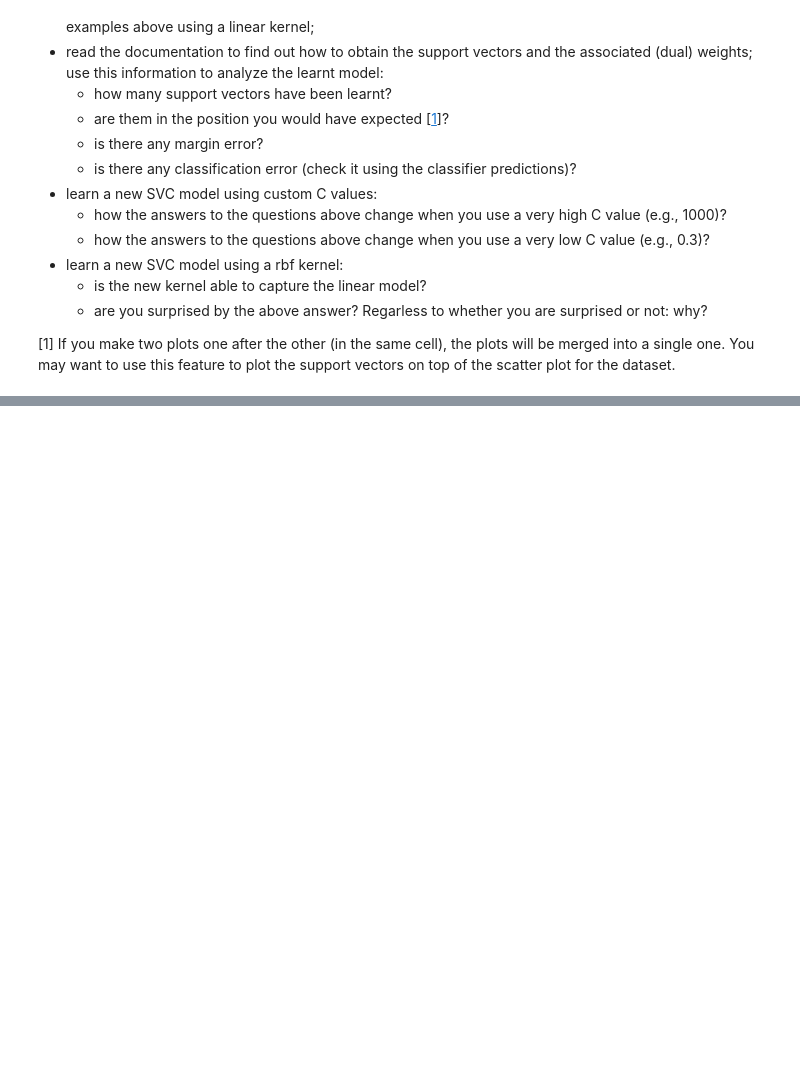
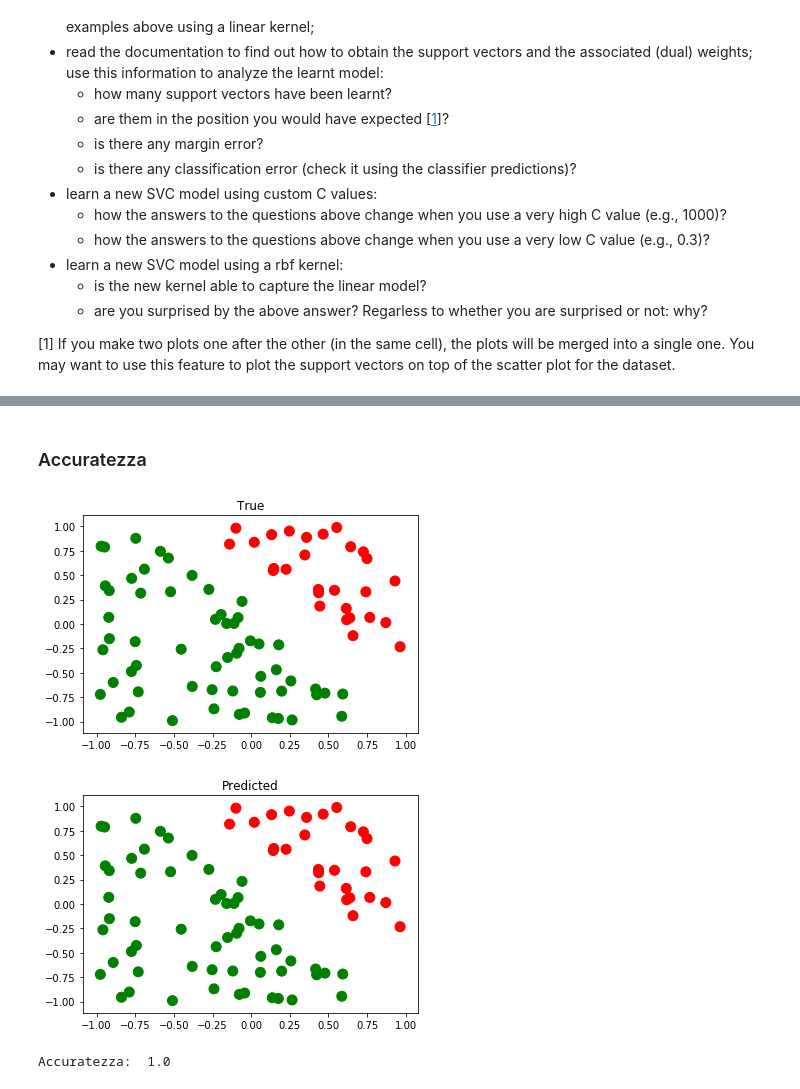
Before and after one commit to marcocaldera/machine-learning-exercises, a Jupyter notebook: esposito/svm.ipynb, the cells around one changed output, grey strips where cells are left out. Drawn from its saved outputs; the diff is of its cells as text; code cells hidden in the pictures; blank space fills up the shorter version.

```diff
--- a/esposito/svm.ipynb
+++ b/esposito/svm.ipynb
@@ -118,0 +148,16 @@ plt.scatter(X[:,0], X[:,1], c=y)
+# %% [markdown]
+### Accuratezza
+# %%
+y_predicted = clf.predict(X)
+plt.figure(1)
+plt.title("True")
+plt.scatter(X[:,0], X[:,1], c=y, s=100)
+plt.figure(2)
+plt.title("Predicted")
+plt.scatter(X[:,0], X[:,1], c=y_predicted, s=100)
+plt.show()
+print ("Accuratezza: ",accuracy_score(y, y_predicted))
+# %% [output]
+[figure, added]
+[figure, added]
+Accuratezza:  1.0
```
Also changed, not shown: parts of 11 cells of this notebook, 3 other files.
